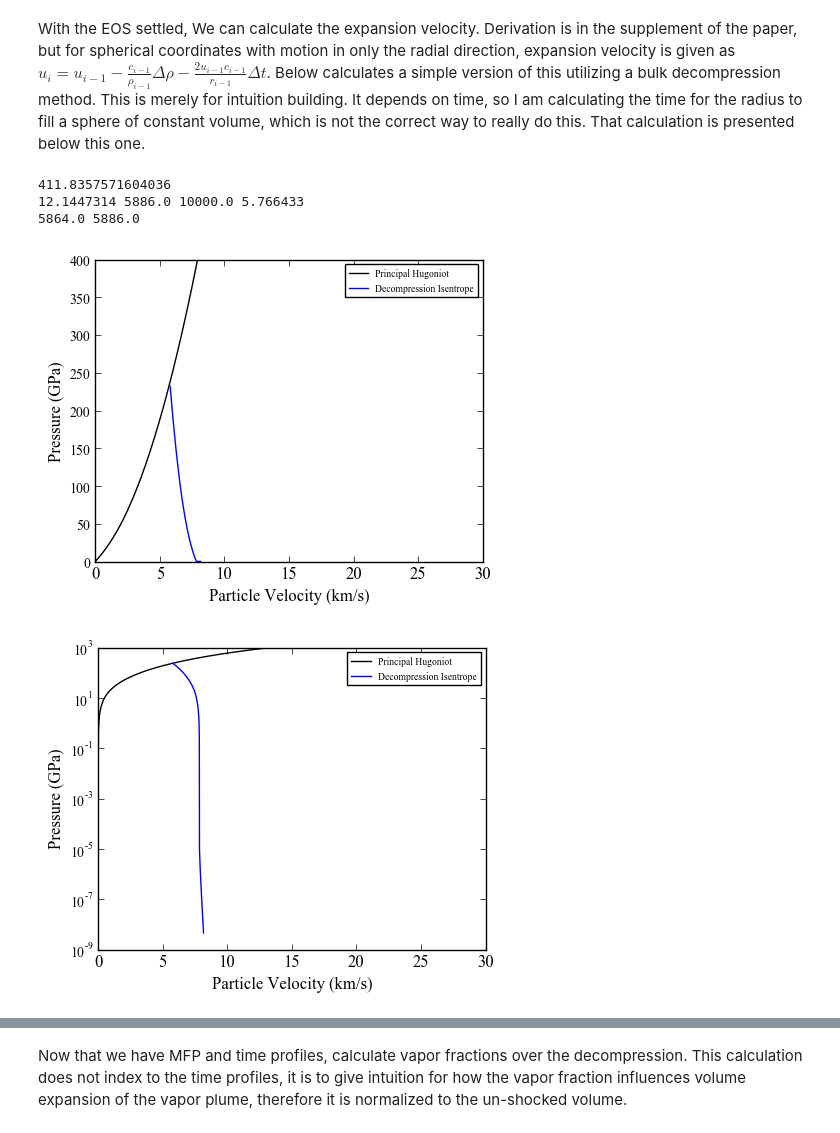
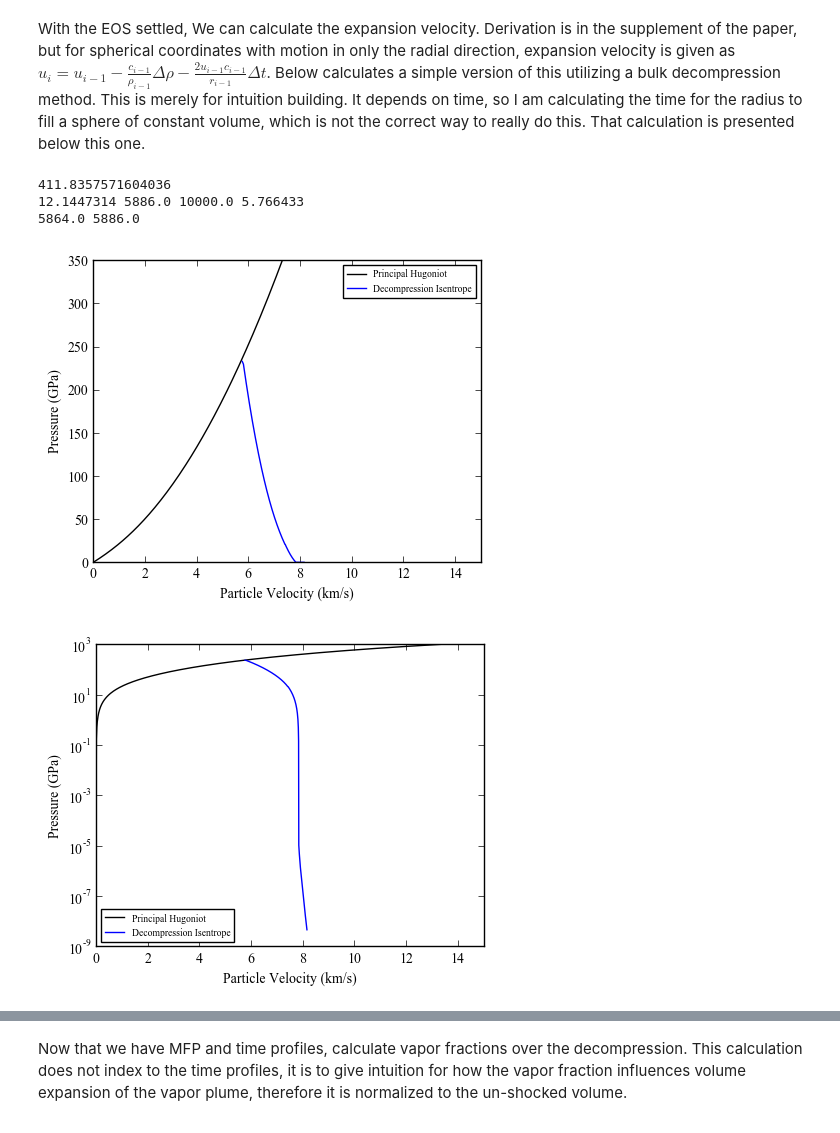
Before and after one commit to edavi006/Vapor_Plume_Expansion, a Jupyter notebook: Calculations/aneos-forsterite-2019-master/VaporPlumeExpansion.ipynb, the cells around one changed output, grey strips where cells are left out. Saved outputs shown, nothing was run; the diff lists cells and outputs as text; code cells hidden in the pictures.

```diff
--- a/Calculations/aneos-forsterite-2019-master/VaporPlumeExpansion.ipynb
+++ b/Calculations/aneos-forsterite-2019-master/VaporPlumeExpansion.ipynb
@@ -23,7 +23,7 @@ Order of operations
 #User parameter inputs
 #Simple user inputs, nothing else should need changing
 #Enotropy value of the release isentrope
-S_cho=4000 #J/K/kg
+S_cho=6500 #J/K/kg
 
 #Assume spherical expansion for volume
 #Input initial compressed radius
@@ -81,10 +81,10 @@ import eostable as eos
 
 ########Plot Parameters begin############3
 #These control font size in plots.
-params = {'legend.fontsize': 12,
-         'axes.labelsize': 12,
-         'axes.titlesize':12,
-         'xtick.labelsize':12,
+params = {'legend.fontsize': 10,
+         'axes.labelsize': 10,
+         'axes.titlesize':10,
+         'xtick.labelsize':10,
          'ytick.labelsize':10}
 from cycler import cycler
 plt.rcParams['axes.prop_cycle'] = cycler(color='bgrcmyk')
@@ -494,38 +521,38 @@ print(forstEOS.rho[P_ind-1],forstEOS.rho[P_ind-1+1])
 ##P-UP###
 plt.figure()
 plt.plot(forsthug.up,forsthug.P,'-',color='black',label='Principal Hugoniot')
 plt.plot(up_exp[::-1],forstEOS.P[S_ind,Ptp_ind:P_ind],'-',color='blue',label='Decompression Isentrope')
 
 #plt.semilogy()
 
 plt.ylabel('Pressure (GPa)')
 plt.xlabel('Particle Velocity (km/s)')
 plt.legend(loc='best', fontsize='x-small',numpoints=1,scatterpoints=1)
 
-plt.xlim(0,30)
-plt.ylim(0,400)
+plt.xlim(0,15)
+plt.ylim(0,350)
 plt.savefig('P_Up_ExpansionVelocity.pdf', format='pdf', dpi=1000)
 
 ##P-UP###
 plt.figure()
 plt.plot(forsthug.up,forsthug.P,'-',color='black',label='Principal Hugoniot')
 plt.plot(up_exp[::-1],forstEOS.P[S_ind,Ptp_ind:P_ind],'-',color='blue',label='Decompression Isentrope')
 
 plt.semilogy()
 
 plt.ylabel('Pressure (GPa)')
 plt.xlabel('Particle Velocity (km/s)')
 plt.legend(loc='best', fontsize='x-small',numpoints=1,scatterpoints=1)
 
-plt.xlim(0,30)
+plt.xlim(0,15)
 plt.ylim(10**(-9),1000)
 plt.savefig('P_Up_ExpansionVelocity_log.pdf', format='pdf', dpi=1000)
 # %% [output]
 411.8357571604036
 12.1447314 5886.0 10000.0 5.766433
 5864.0 5886.0
-[figure, old version]
+[figure, new version]
-[figure, old version]
+[figure, new version]
 # %%
 #Calculate Mean free path of photon paths in a cloud of silicates droplets with vapor in between. See Lock et al. 2018
 # for a derivation of the mean free path through a cloud of opaque droplets with non-absorbing vapor
```
Also changed, not shown: parts of 19 cells of this notebook, 22 other files.
